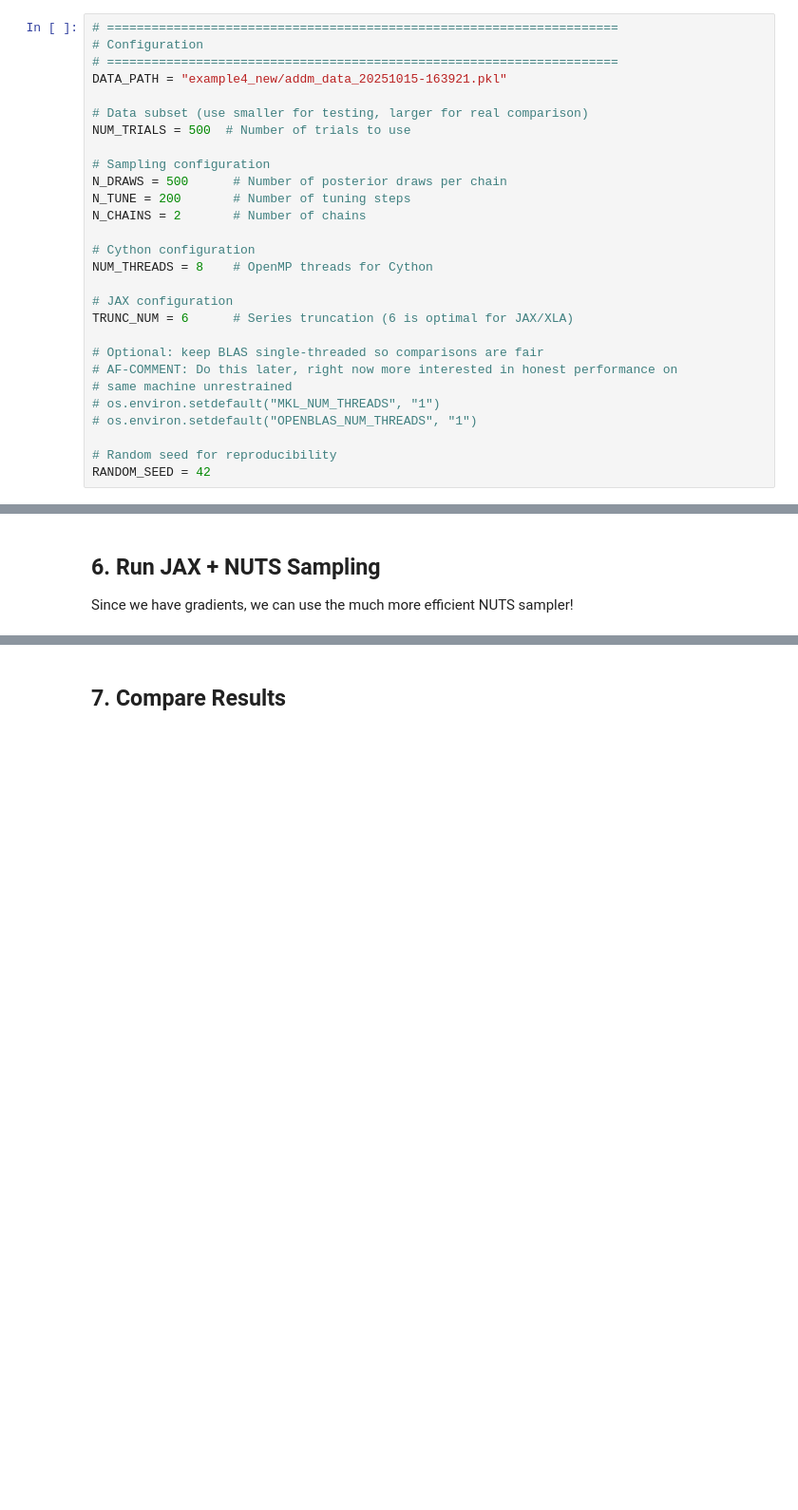
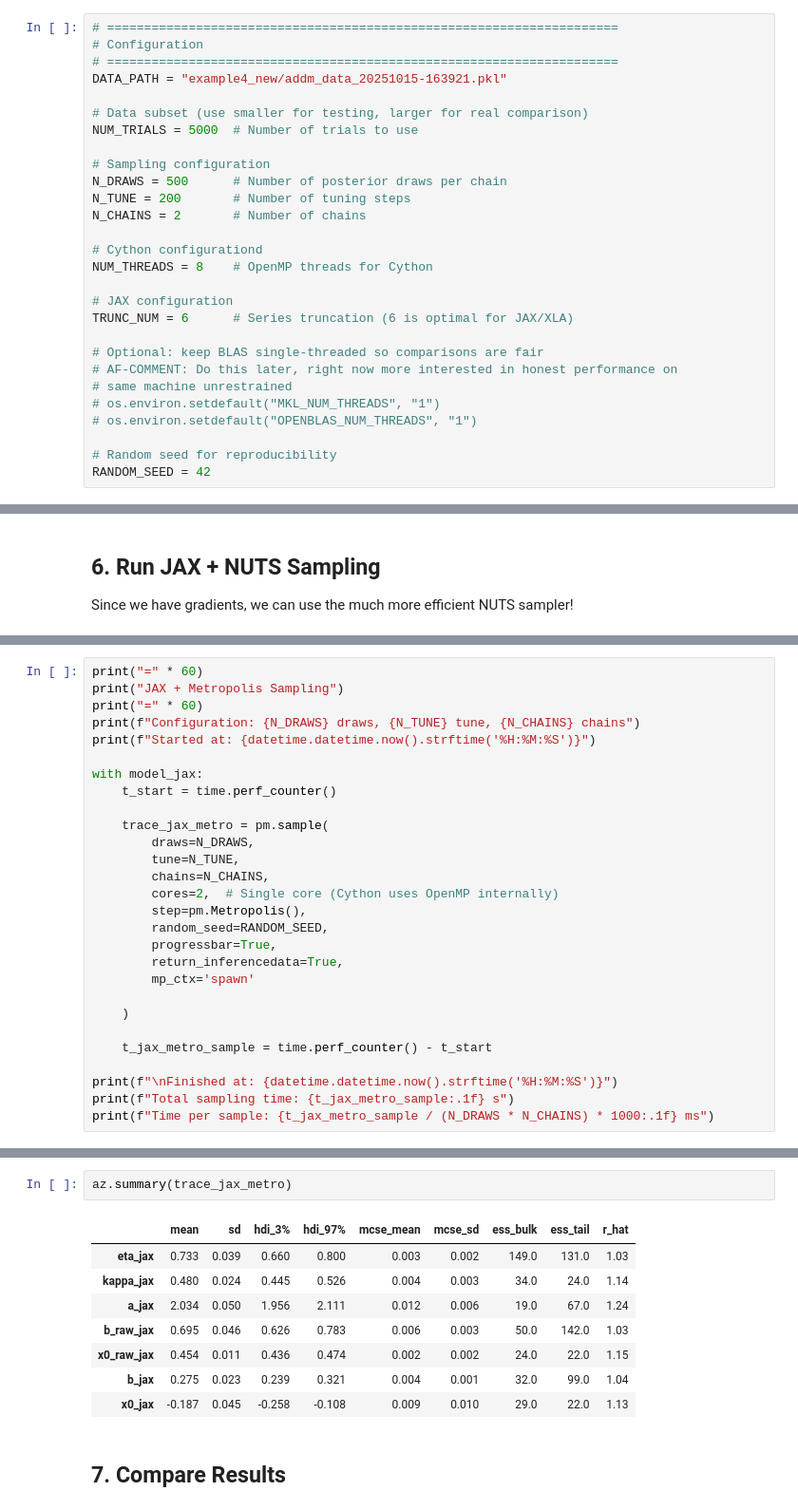
Before and after one commit to AndrewZhang599/efficient-fpt, a Jupyter notebook: examples/pymc_sampler_comparison.ipynb, the cells around one changed output, grey strips where cells are left out. Shown at 95% size. Drawn from its saved outputs; the diff is of its cells as text; blank space fills up the shorter version.

```diff
--- a/examples/pymc_sampler_comparison.ipynb
+++ b/examples/pymc_sampler_comparison.ipynb
@@ -76,14 +80,14 @@ JAX devices: [CudaDevice(id=0), CudaDevice(id=1)]
 DATA_PATH = "example4_new/addm_data_20251015-163921.pkl"
 
 # Data subset (use smaller for testing, larger for real comparison)
-NUM_TRIALS = 500  # Number of trials to use
+NUM_TRIALS = 5000  # Number of trials to use
 
 # Sampling configuration
 N_DRAWS = 500      # Number of posterior draws per chain
 N_TUNE = 200       # Number of tuning steps
 N_CHAINS = 2       # Number of chains
 
-# Cython configuration
+# Cython configurationd
 NUM_THREADS = 8    # OpenMP threads for Cython
 
 # JAX configuration
@@ -625,0 +694,28 @@ Time per sample: 325.8 ms
+# %%
+print("=" * 60)
+print("JAX + Metropolis Sampling")
+print("=" * 60)
+print(f"Configuration: {N_DRAWS} draws, {N_TUNE} tune, {N_CHAINS} chains")
+print(f"Started at: {datetime.datetime.now().strftime('%H:%M:%S')}")
+
+with model_jax:
+    t_start = time.perf_counter()
+
+    trace_jax_metro = pm.sample(
+        draws=N_DRAWS,
+        tune=N_TUNE,
+        chains=N_CHAINS,
+        cores=2,  # Single core (Cython uses OpenMP internally)
+        step=pm.Metropolis(),
+        random_seed=RANDOM_SEED,
+        progressbar=True,
+        return_inferencedata=True,
+        mp_ctx='spawn'
+
+    )
+
+    t_jax_metro_sample = time.perf_counter() - t_start
+
+print(f"\nFinished at: {datetime.datetime.now().strftime('%H:%M:%S')}")
+print(f"Total sampling time: {t_jax_metro_sample:.1f} s")
+print(f"Time per sample: {t_jax_metro_sample / (N_DRAWS * N_CHAINS) * 1000:.1f} ms")
@@ -626,3 +746,14 @@ Time per sample: 325.8 ms
+# %%
+az.summary(trace_jax_metro)
+# %% [output]
+|  | mean | sd | hdi_3% | hdi_97% | mcse_mean | mcse_sd | ess_bulk | ess_tail | r_hat |
+| eta_jax | 0.733 | 0.039 | 0.660 | 0.800 | 0.003 | 0.002 | 149.0 | 131.0 | 1.03 |
+| kappa_jax | 0.480 | 0.024 | 0.445 | 0.526 | 0.004 | 0.003 | 34.0 | 24.0 | 1.14 |
+| a_jax | 2.034 | 0.050 | 1.956 | 2.111 | 0.012 | 0.006 | 19.0 | 67.0 | 1.24 |
+| b_raw_jax | 0.695 | 0.046 | 0.626 | 0.783 | 0.006 | 0.003 | 50.0 | 142.0 | 1.03 |
+| x0_raw_jax | 0.454 | 0.011 | 0.436 | 0.474 | 0.002 | 0.002 | 24.0 | 22.0 | 1.15 |
+| b_jax | 0.275 | 0.023 | 0.239 | 0.321 | 0.004 | 0.001 | 32.0 | 99.0 | 1.04 |
+| x0_jax | -0.187 | 0.045 | -0.258 | -0.108 | 0.009 | 0.010 | 29.0 | 22.0 | 1.13 |
 # %% [markdown]
 ## 7. Compare Results
 # %%
```
Also changed, not shown: parts of 13 cells of this notebook, 2 other files.
